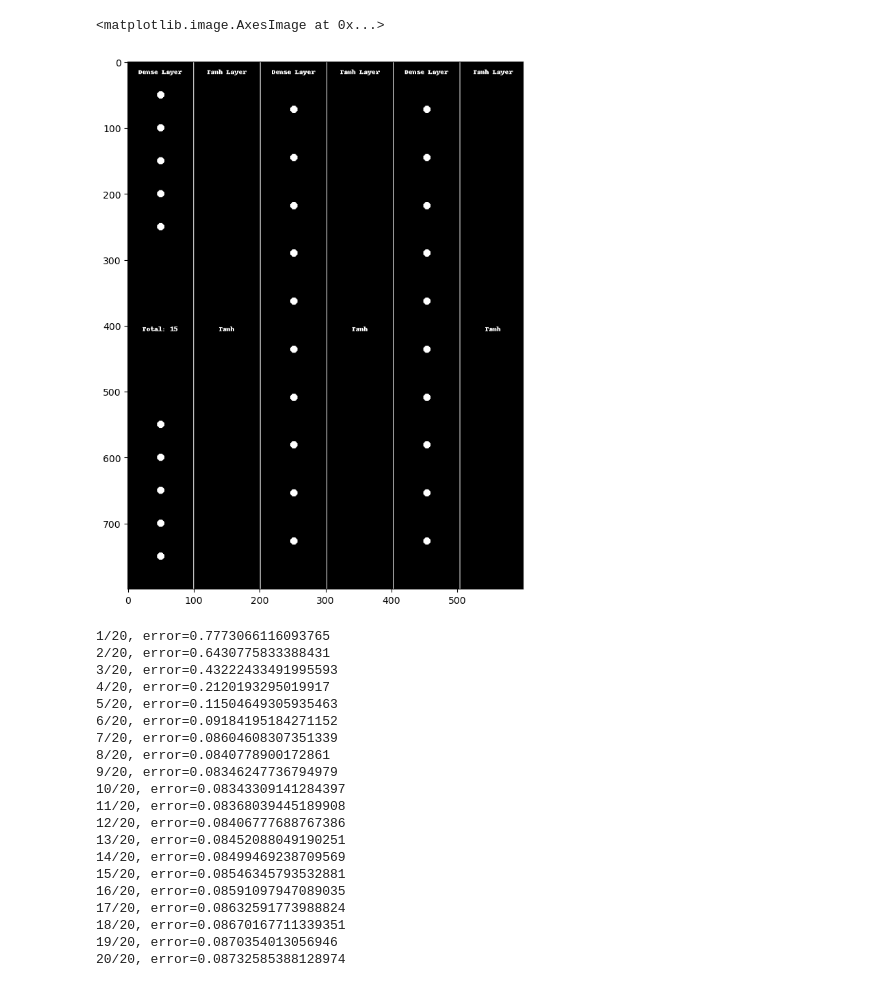
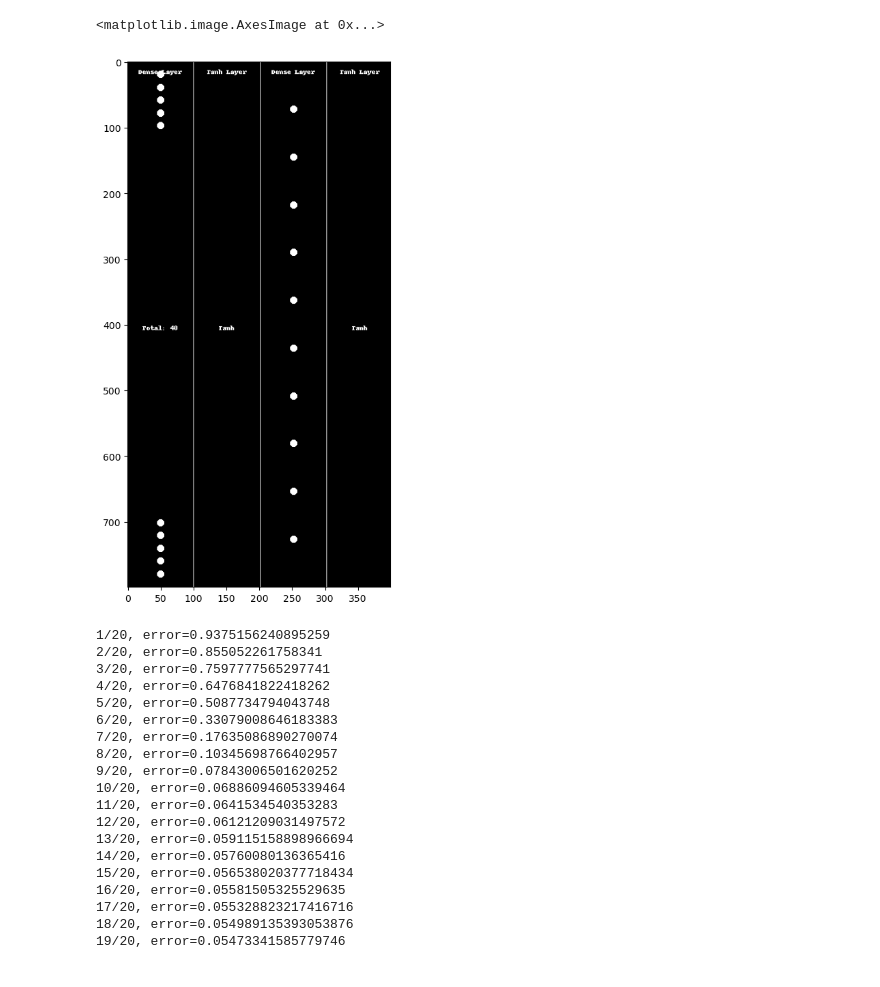
Before and after one commit to m-u-nee/generic_neural_network_implementation, a Jupyter notebook: mnist.ipynb, the cells around one changed output. Saved outputs shown, nothing was run; the diff lists cells and outputs as text; code cells hidden in the pictures.

```diff
--- a/mnist.ipynb
+++ b/mnist.ipynb
@@ -13,62 +13,59 @@ from Visualize import visualize_network
 # %%
 def preprocess_data(x, y, limit):
     # reshape and normalize input data
     x = x.reshape(x.shape[0], 28 * 28, 1)
     x = x.astype("float32") / 255
     # encode output which is a number in range [0,9] into a vector of size 10
     # e.g. number 3 will become [0, 0, 0, 1, 0, 0, 0, 0, 0, 0]
     y = np_utils.to_categorical(y)
     y = y.reshape(y.shape[0], 10, 1)
     return x[:limit], y[:limit]
 
 
 # load MNIST from server
 (x_train, y_train), (x_test, y_test) = mnist.load_data()
 x_train, y_train = preprocess_data(x_train, y_train, 6000)
 x_test, y_test = preprocess_data(x_test, y_test, 1000)
 
 # neural network
 network = [
-    Dense(28 * 28, 15, regularization=0.01),
+    Dense(28 * 28, 40, regularization=0.01),
     Tanh(),
-    Dense(15, 10, regularization=0.01),
-    Tanh(),
-    Dense(10, 10, regularization=0.01),
+    Dense(40, 10, regularization=0.01),
     Tanh()
 ]
 network_image = visualize_network(network)
 
 #Show the network big picture
 plt.figure(figsize=(10,10))
 plt.imshow(network_image) #Q. how to make the picture bigger? A. use plt.figure(figsize=(20,20))
 # %% [output]
 <matplotlib.image.AxesImage at 0x...>
-[figure, old version]
+[figure, new version]
 # %%
 
 # train
 costs = train(network, mse, mse_prime, x_train, y_train, epochs=20, batch_size = 6, learning_rate=0.01)
 # %% [output]
-1/20, error=0.7773066116093765
-2/20, error=0.6430775833388431
-3/20, error=0.43222433491995593
-4/20, error=0.2120193295019917
-5/20, error=0.11504649305935463
-6/20, error=0.09184195184271152
-7/20, error=0.08604608307351339
-8/20, error=0.0840778900172861
-9/20, error=0.08346247736794979
-10/20, error=0.08343309141284397
-11/20, error=0.08368039445189908
-12/20, error=0.08406777688767386
-13/20, error=0.08452088049190251
-14/20, error=0.08499469238709569
-15/20, error=0.08546345793532881
-16/20, error=0.08591097947089035
-17/20, error=0.08632591773988824
-18/20, error=0.08670167711339351
-19/20, error=0.0870354013056946
-20/20, error=0.08732585388128974
+1/20, error=0.9375156240895259
+2/20, error=0.855052261758341
+3/20, error=0.7597777565297741
+4/20, error=0.6476841822418262
+5/20, error=0.5087734794043748
+6/20, error=0.33079008646183383
+7/20, error=0.17635086890270074
+8/20, error=0.10345698766402957
+9/20, error=0.07843006501620252
+10/20, error=0.06886094605339464
+11/20, error=0.0641534540353283
+12/20, error=0.06121209031497572
+13/20, error=0.059115158898966694
+14/20, error=0.05760080136365416
+15/20, error=0.056538020377718434
+16/20, error=0.05581505325529635
+17/20, error=0.055328823217416716
+18/20, error=0.054989135393053876
+19/20, error=0.05473341585779746
 # %%
 
 # plot costs
```
Also changed, not shown: parts of 1 cell of this notebook, 1 other file.
